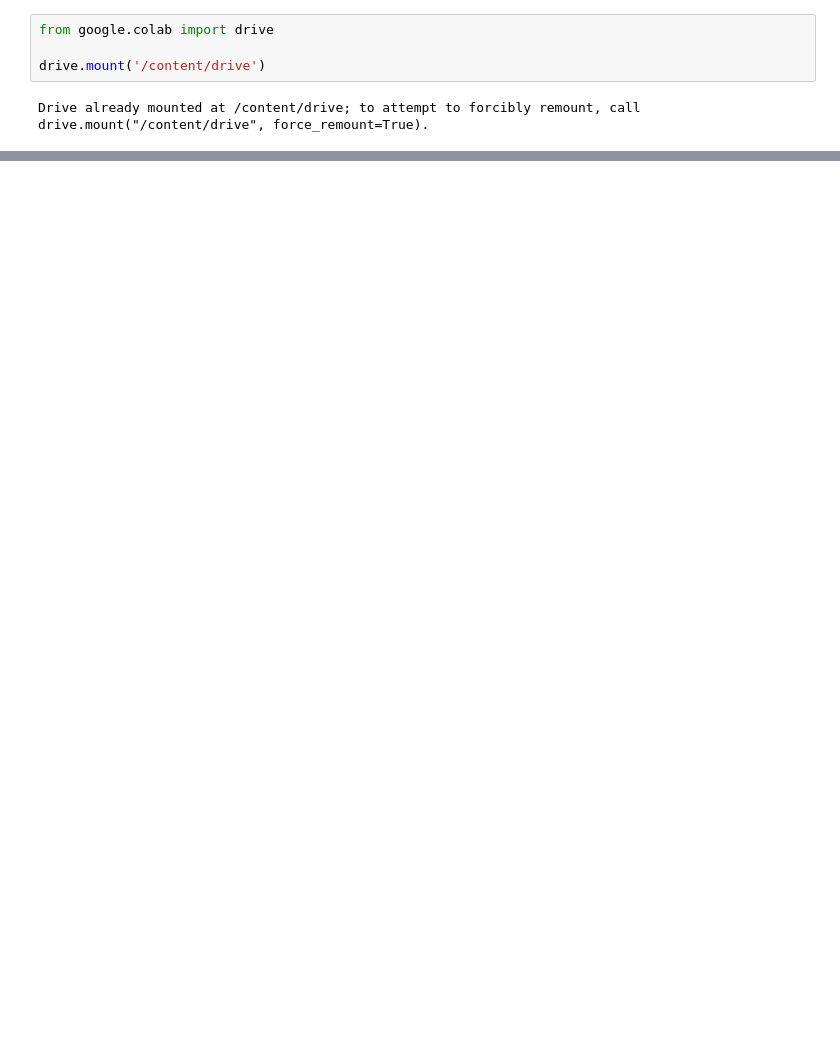
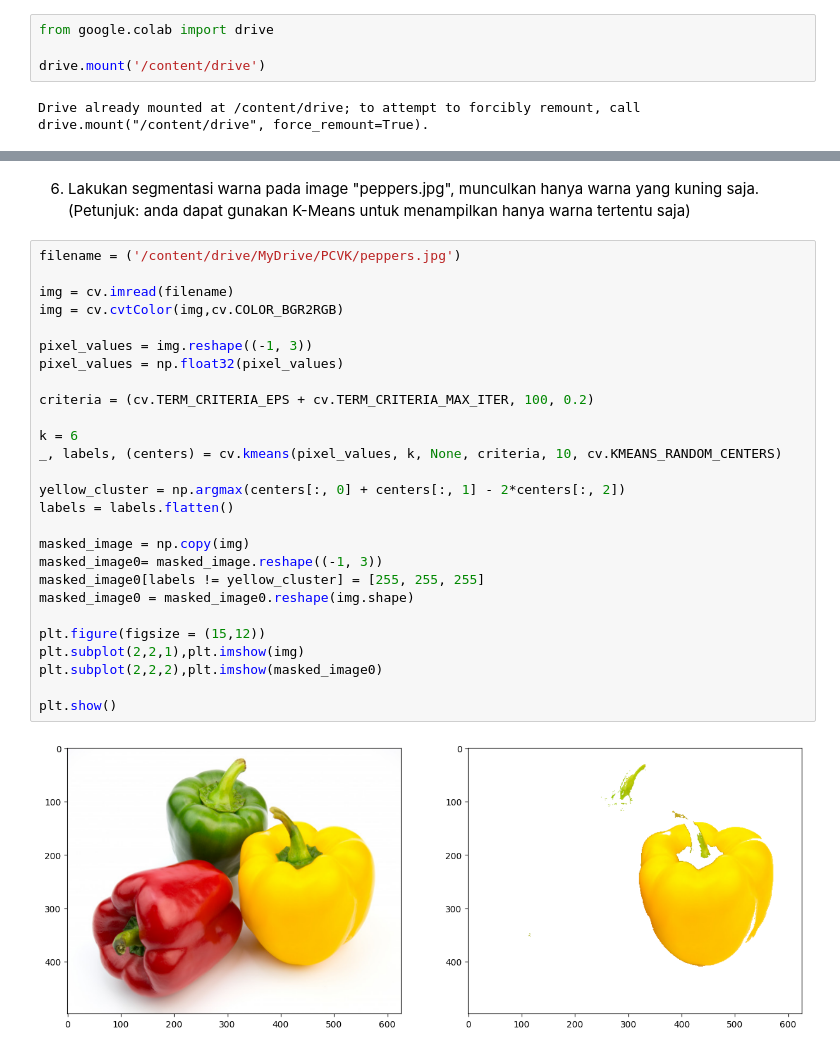
Before and after one commit to Afvanie/PCVK_Genap_2023, a Jupyter notebook: week10.ipynb, the cells around one changed output, grey strips where cells are left out. Saved outputs shown, nothing was run; the diff lists cells and outputs as text; blank space fills up the shorter version.

```diff
--- a/week10.ipynb
+++ b/week10.ipynb
@@ -397,0 +145,33 @@ SE = Line Vertikal 5
+# %% [markdown]
+6. Lakukan segmentasi warna pada image "peppers.jpg", munculkan hanya warna yang
+kuning saja. (Petunjuk: anda dapat gunakan K-Means untuk menampilkan hanya
+warna tertentu saja)
+# %%
+filename = ('/content/drive/MyDrive/PCVK/peppers.jpg')
+
+img = cv.imread(filename)
+img = cv.cvtColor(img,cv.COLOR_BGR2RGB)
+
+pixel_values = img.reshape((-1, 3))
+pixel_values = np.float32(pixel_values)
+
+criteria = (cv.TERM_CRITERIA_EPS + cv.TERM_CRITERIA_MAX_ITER, 100, 0.2)
+
+k = 6
+_, labels, (centers) = cv.kmeans(pixel_values, k, None, criteria, 10, cv.KMEANS_RANDOM_CENTERS)
+
+yellow_cluster = np.argmax(centers[:, 0] + centers[:, 1] - 2*centers[:, 2])
+labels = labels.flatten()
+
+masked_image = np.copy(img)
+masked_image0= masked_image.reshape((-1, 3))
+masked_image0[labels != yellow_cluster] = [255, 255, 255]
+masked_image0 = masked_image0.reshape(img.shape)
+
+plt.figure(figsize = (15,12))
+plt.subplot(2,2,1),plt.imshow(img)
+plt.subplot(2,2,2),plt.imshow(masked_image0)
+
+plt.show()
+# %% [output]
+[figure, added]
```
Also changed, not shown: parts of 28 cells of this notebook.
